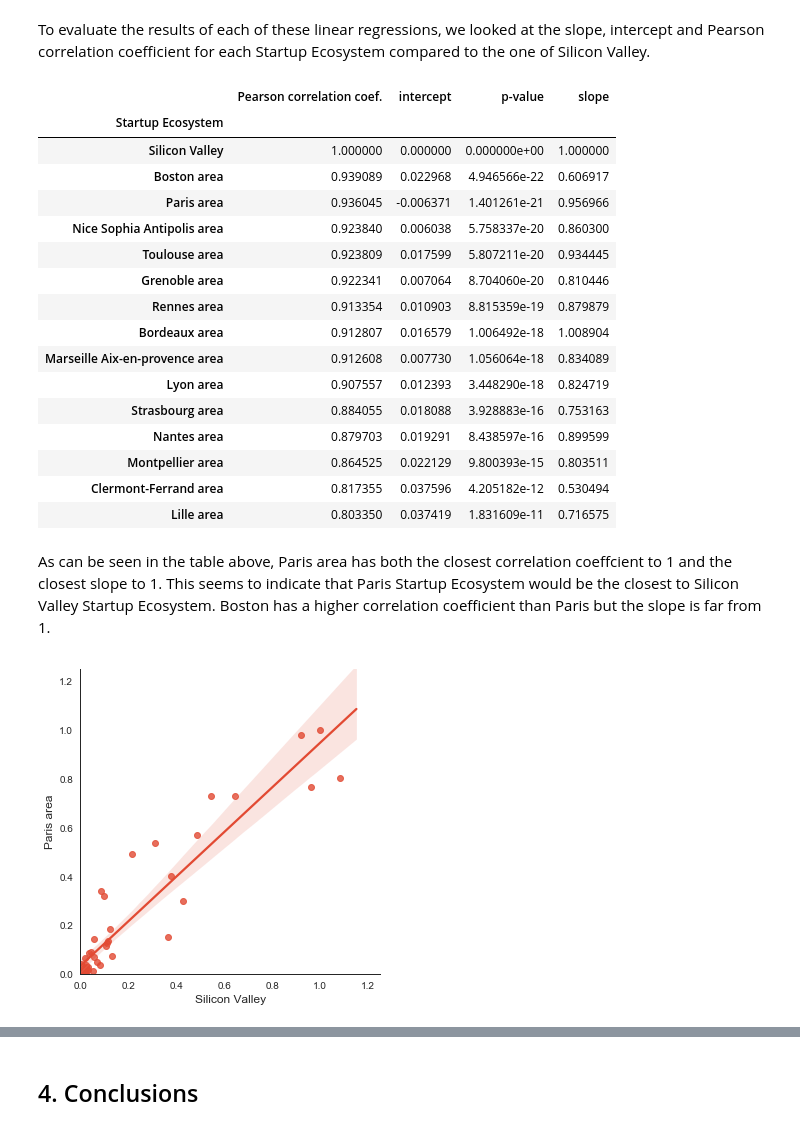
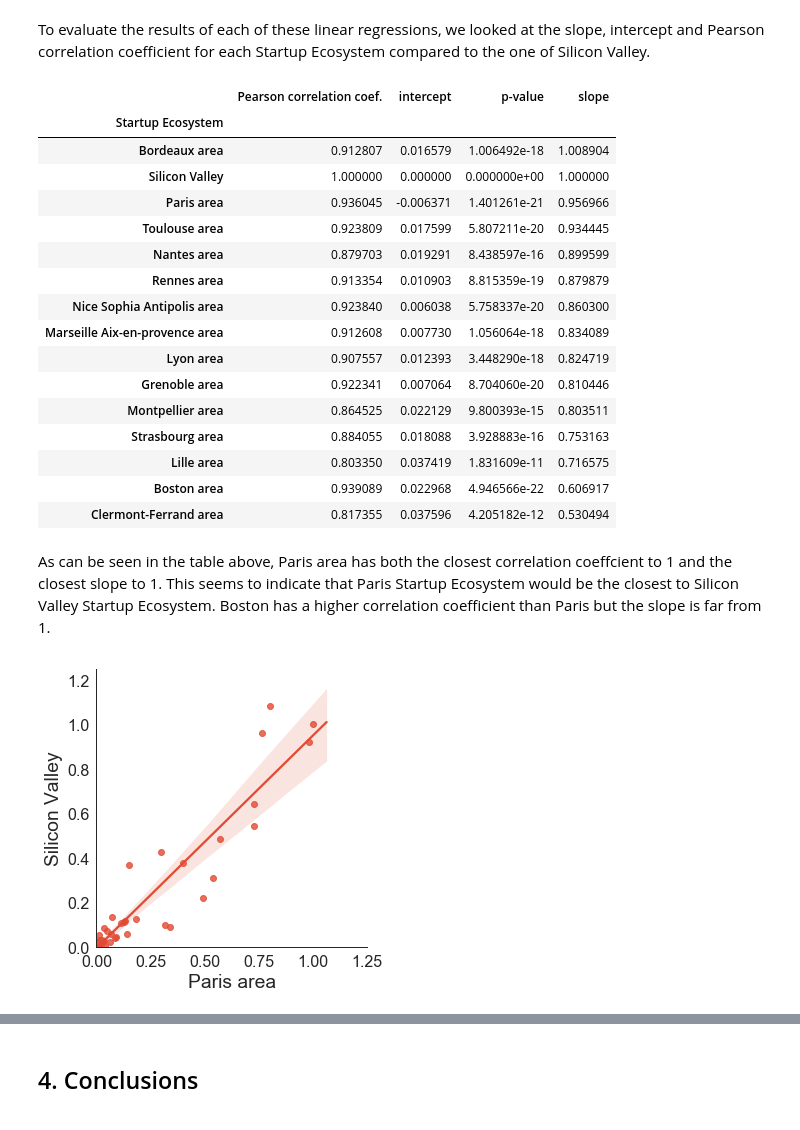
Before and after one commit to MattSonnati/where_is_the_french_silicon_valley, a Jupyter notebook: EDA Foursquare - Startup Ecosystems Comparison-final.ipynb, the cells around one changed output, grey strips where cells are left out. Cells and saved outputs as stored; diff of their text form; code cells hidden in the pictures.

```diff
--- a/EDA Foursquare - Startup Ecosystems Comparison-final.ipynb
+++ b/EDA Foursquare - Startup Ecosystems Comparison-final.ipynb
@@ -1035,24 +1220,24 @@ for i in data:
     reg_eval = pd.concat([reg_eval, temp], sort=True)
 
 reg_eval.set_index('Startup Ecosystem', inplace=True)
-reg_eval.sort_values(['Pearson correlation coef.'], ascending=False, axis=0, inplace=True)
+reg_eval.sort_values(['slope'], ascending=False, axis=0, inplace=True)
 
 reg_eval
 # %% [output]
 |  | Pearson correlation coef. | intercept | p-value | slope |
 | Startup Ecosystem |  |  |  |  |
+| Bordeaux area | 0.912807 | 0.016579 | 1.006492e-18 | 1.008904 |
 | Silicon Valley | 1.000000 | 0.000000 | 0.000000e+00 | 1.000000 |
-| Boston area | 0.939089 | 0.022968 | 4.946566e-22 | 0.606917 |
 | Paris area | 0.936045 | -0.006371 | 1.401261e-21 | 0.956966 |
+| Toulouse area | 0.923809 | 0.017599 | 5.807211e-20 | 0.934445 |
+| Nantes area | 0.879703 | 0.019291 | 8.438597e-16 | 0.899599 |
+| Rennes area | 0.913354 | 0.010903 | 8.815359e-19 | 0.879879 |
 | Nice Sophia Antipolis area | 0.923840 | 0.006038 | 5.758337e-20 | 0.860300 |
-| Toulouse area | 0.923809 | 0.017599 | 5.807211e-20 | 0.934445 |
-| Grenoble area | 0.922341 | 0.007064 | 8.704060e-20 | 0.810446 |
-| Rennes area | 0.913354 | 0.010903 | 8.815359e-19 | 0.879879 |
-| Bordeaux area | 0.912807 | 0.016579 | 1.006492e-18 | 1.008904 |
 | Marseille Aix-en-provence area | 0.912608 | 0.007730 | 1.056064e-18 | 0.834089 |
 | Lyon area | 0.907557 | 0.012393 | 3.448290e-18 | 0.824719 |
+| Grenoble area | 0.922341 | 0.007064 | 8.704060e-20 | 0.810446 |
+| Montpellier area | 0.864525 | 0.022129 | 9.800393e-15 | 0.803511 |
 | Strasbourg area | 0.884055 | 0.018088 | 3.928883e-16 | 0.753163 |
-| Nantes area | 0.879703 | 0.019291 | 8.438597e-16 | 0.899599 |
-| Montpellier area | 0.864525 | 0.022129 | 9.800393e-15 | 0.803511 |
+| Lille area | 0.803350 | 0.037419 | 1.831609e-11 | 0.716575 |
+| Boston area | 0.939089 | 0.022968 | 4.946566e-22 | 0.606917 |
 | Clermont-Ferrand area | 0.817355 | 0.037596 | 4.205182e-12 | 0.530494 |
-| Lille area | 0.803350 | 0.037419 | 1.831609e-11 | 0.716575 |
@@ -1059,8 +1246,8 @@ reg_eval
 # %% [markdown]
 As can be seen in the table above, Paris area has both the closest correlation coeffcient to 1 and the closest slope to 1. This seems to indicate that Paris Startup Ecosystem would be the closest to Silicon Valley Startup Ecosystem. Boston has a higher correlation coefficient than Paris but the slope is far from 1.
 # %%
-g = sns.lmplot(x="Silicon Valley", y="Paris area", data=data)
+g = sns.lmplot(y="Silicon Valley", x="Paris area", data=data)
 g.set(xlim=(0, 1.25),ylim=(0, 1.25))
 plt.show()
 # %% [output]
-[figure, old version]
+[figure, new version]
```
Also changed, not shown: parts of 46 cells of this notebook.
